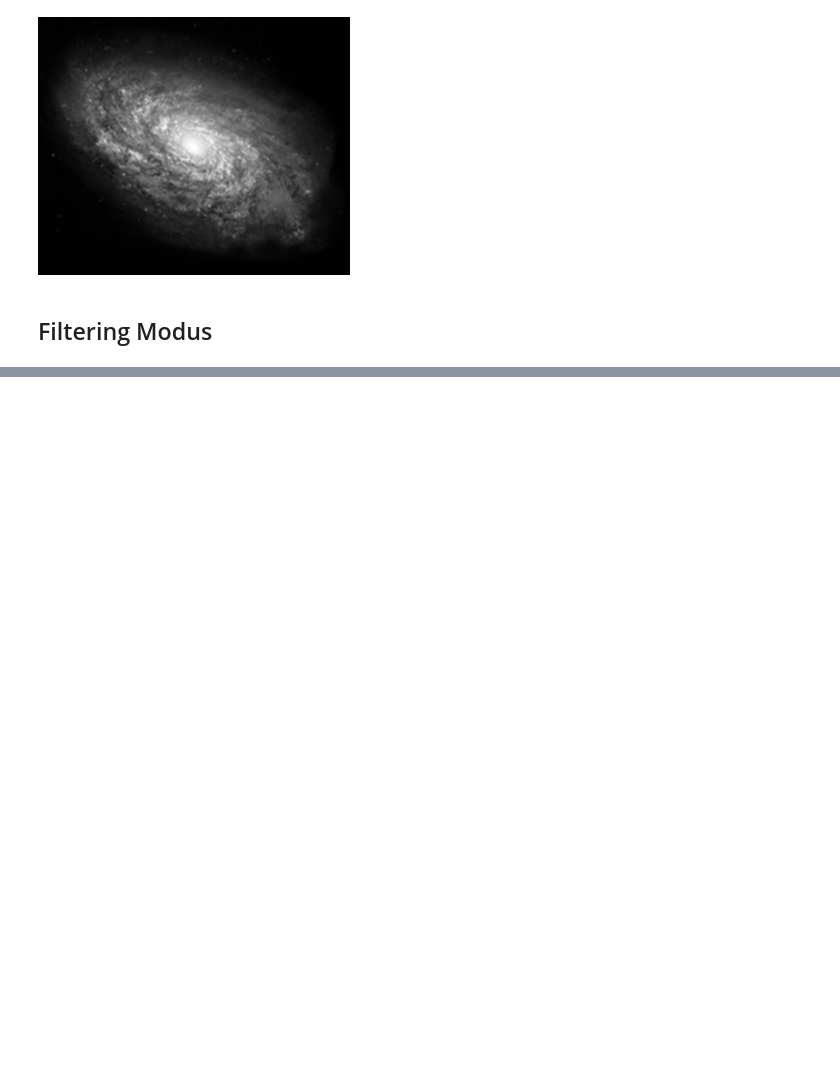
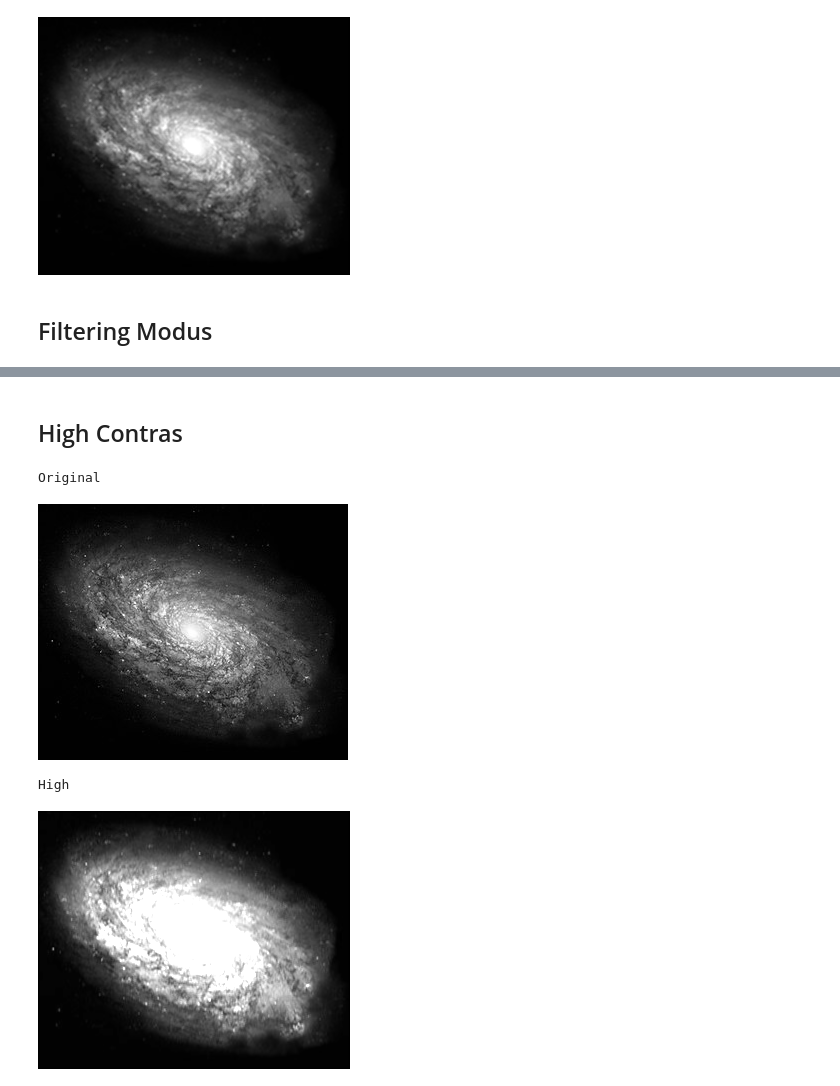
Before and after one commit to 16Komang/PCVK, a Jupyter notebook: ProjectUTS.ipynb, the cells around one changed output, grey strips where cells are left out. Drawn from its saved outputs; the diff is of its cells as text; code cells hidden in the pictures; blank space fills up the shorter version.

```diff
--- a/ProjectUTS.ipynb
+++ b/ProjectUTS.ipynb
@@ -92,0 +93,17 @@ Modus
+# %% [markdown]
+## High Contras
+# %%
+# Kodingan High
+kernal_high = np.array([[1/9,1/2,1/9],
+                       [1/9,1/2,1/9],
+                       [1/9,1/2,1/9]])
+# Hasil
+print('Original')
+cv2_imshow(img_gray)
+print('High')
+cv2_imshow(filtering(img_gray,kernal_high,1,2))
+# %% [output]
+Original
+[figure, added]
+High
+[figure, added]
```
Also changed, not shown: parts of 4 cells of this notebook.
